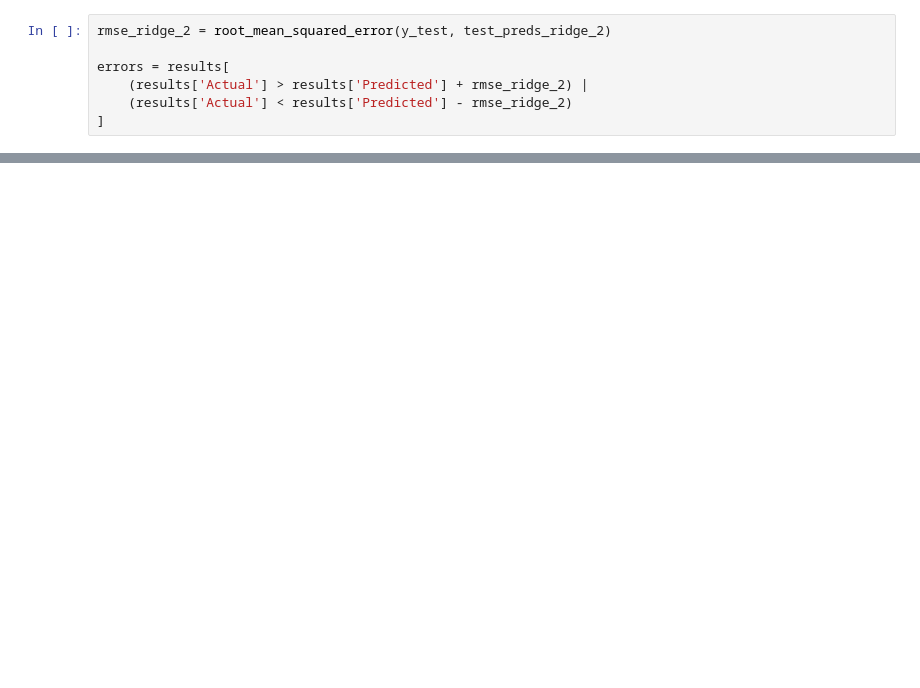
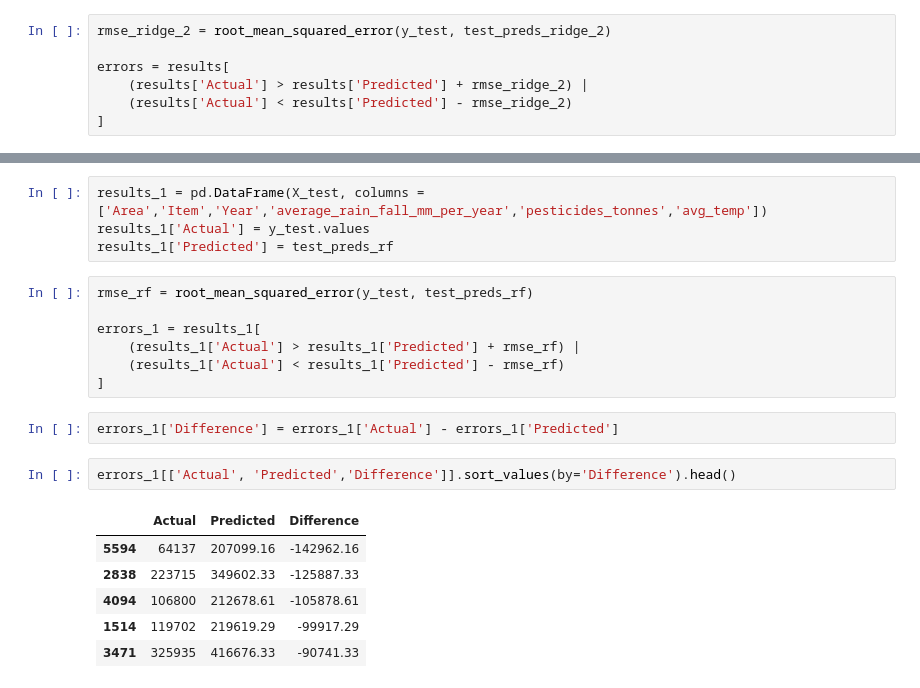
Before and after one commit to victorouma1/Machine-Learning-Capstone, a Jupyter notebook: main_2.ipynb, the cells around one changed output, grey strips where cells are left out. Drawn from its saved outputs; the diff is of its cells as text; blank space fills up the shorter version.

```diff
--- a/main_2.ipynb
+++ b/main_2.ipynb
@@ -693,0 +713,22 @@ errors[['Actual', 'Predicted']].tail()
+# %%
+results_1 = pd.DataFrame(X_test, columns = ['Area','Item','Year','average_rain_fall_mm_per_year','pesticides_tonnes','avg_temp'])
+results_1['Actual'] = y_test.values
+results_1['Predicted'] = test_preds_rf
+# %%
+rmse_rf = root_mean_squared_error(y_test, test_preds_rf)
+
+errors_1 = results_1[
+    (results_1['Actual'] > results_1['Predicted'] + rmse_rf) |
+    (results_1['Actual'] < results_1['Predicted'] - rmse_rf)
+]
+# %%
+errors_1['Difference'] = errors_1['Actual'] - errors_1['Predicted']
+# %%
+errors_1[['Actual', 'Predicted','Difference']].sort_values(by='Difference').head()
+# %% [output]
+|  | Actual | Predicted | Difference |
+| 5594 | 64137 | 207099.16 | -142962.16 |
+| 2838 | 223715 | 349602.33 | -125887.33 |
+| 4094 | 106800 | 212678.61 | -105878.61 |
+| 1514 | 119702 | 219619.29 | -99917.29 |
+| 3471 | 325935 | 416676.33 | -90741.33 |
```
Also changed, not shown: parts of 15 cells of this notebook, 1 other file.
